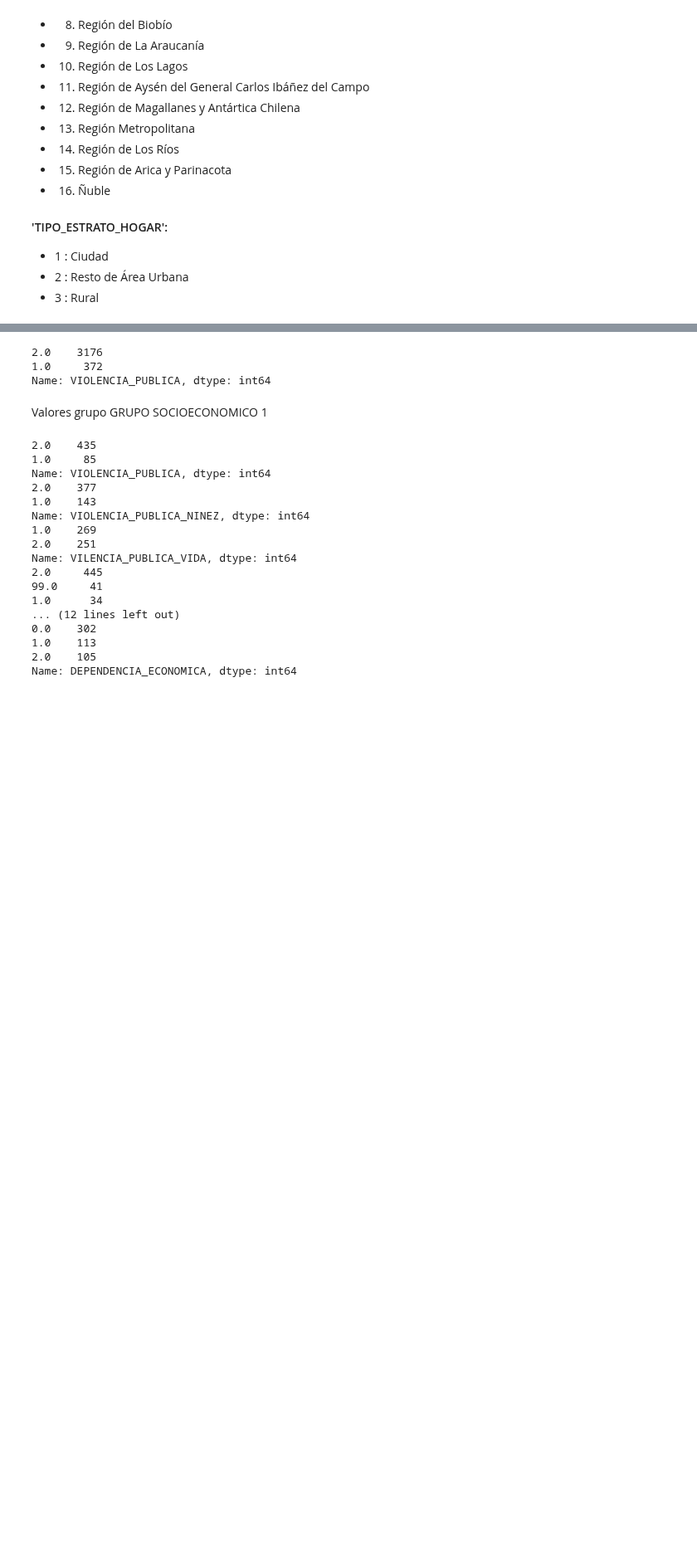
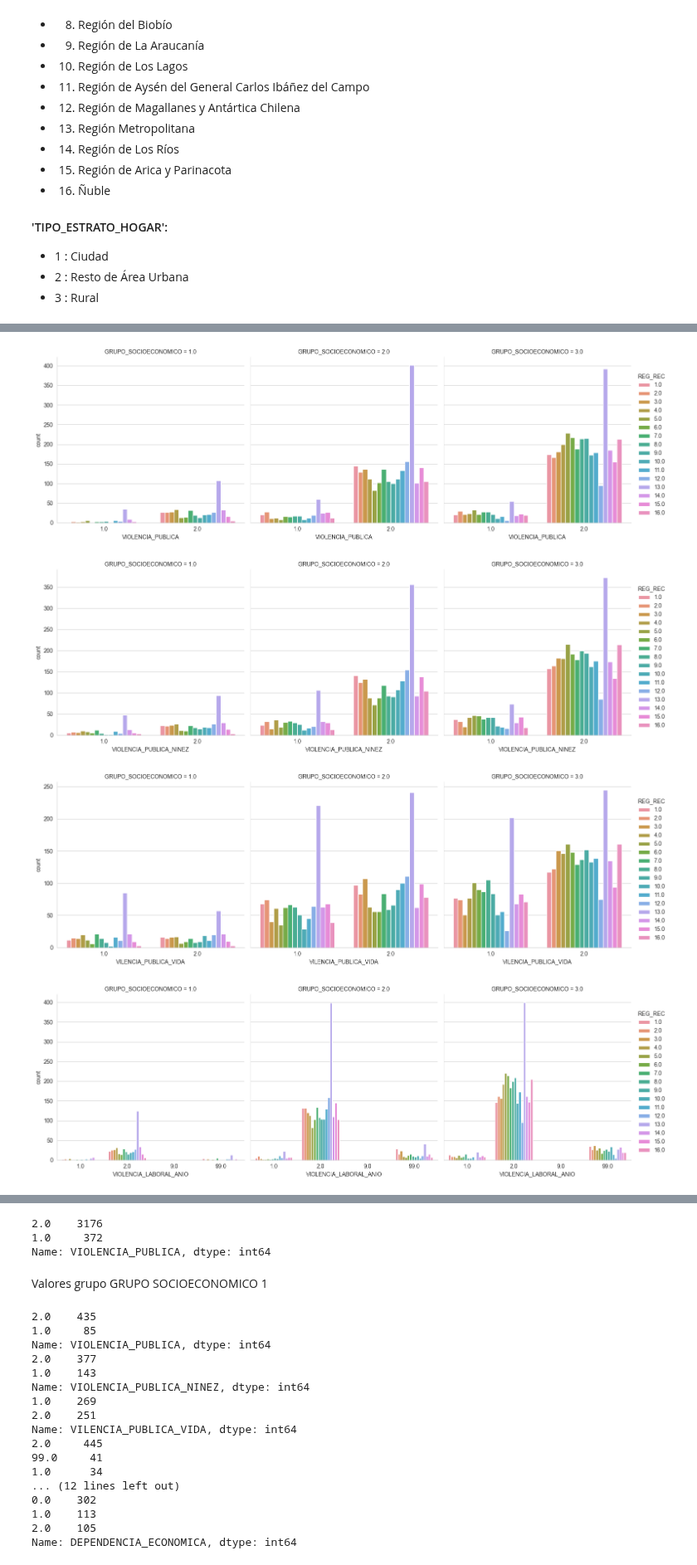
Before and after one commit to LunaGarces/Proyecto_Intro_Cn_Datos, a Jupyter notebook: p1.ipynb, the cells around one changed output, grey strips where cells are left out. Shown at 83% size. Cells and saved outputs as stored; diff of their text form; code cells hidden in the pictures; blank space fills up the shorter version.

```diff
--- a/p1.ipynb
+++ b/p1.ipynb
@@ -26,7 +26,7 @@ ingresos.head()
 # %%
 encuesta.columns
 cols_e = ['VIOLENCIA_PUBLICA',
-       'VIOLENCIA_PUBLICA_NINEZ', 'VILENCIA_PUBLICA_VIDA',
+       'VIOLENCIA_PUBLICA_NINEZ', 'VIOLENCIA_PUBLICA_VIDA',
        'VIOLENCIA_LABORAL_ANIO', 'VIOLENCIA_LABORAL_NINEZ',
        'VIOLENCIA_LABORAL_VIDA','VIOLENCIA_ECONOMICA', 'DEPENDENCIA_ECONOMICA']
 encuesta[cols_e]
@@ -158,19 +112,0 @@ sns.barplot(y = 'MONTO_HOGAR', x ='CODIGO_REGION',hue='TIPO_ESTRATO_HOGAR', data
-# %%
-for i in cols_e:
-    sns.set_style('whitegrid')
-    g = sns.catplot(x= i, hue="REG_REC", col="GRUPO_SOCIOECONOMICO",
-                    data=encuesta,
-                    kind="count", height=15, aspect=.9, palette='pastel')
-
-    for ax in g.axes.flat[1:]:
-        sns.despine(ax=ax, left=True)
-
-    for ax in g.axes.flat:
-        ax.set_xlabel(ax.get_title(), fontsize = 15)
-        ax.set_title(i, fontsize = 15)
-        ax.margins(x=0.1) # slightly more margin as a separation
-
-    plt.legend(fontsize = 20, loc = 'upper left', title= 'REGIONES')
-    plt.subplots_adjust(wspace=0, bottom=0.18, left=0.06)
-    plt.title(i)
-    plt.show()
@@ -185,0 +113,10 @@ for i in cols_e:
+# %%
+for i in cols_e:
+    sns.catplot(x=i, hue= 'REG_REC', col = 'GRUPO_SOCIOECONOMICO' , kind="count", data=encuesta)
+
+    plt.show()
+# %% [output]
+[figure, added]
+[figure, added]
+[figure, added]
+[figure, added]
```
Also changed, not shown: parts of 8 cells of this notebook.
